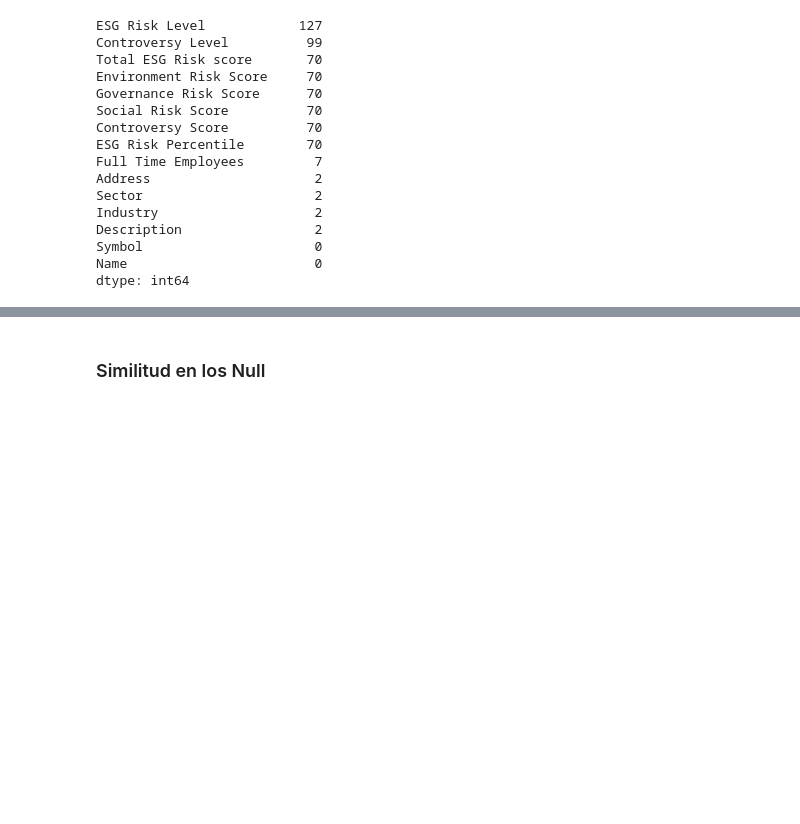
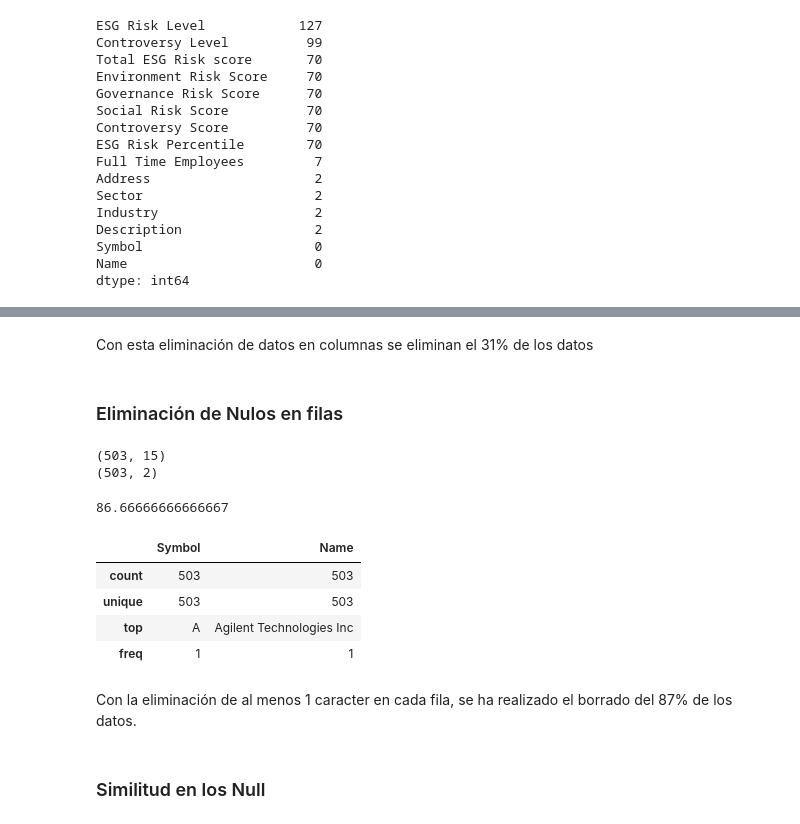
Before and after one commit to avanegasp/mi_proyecto_unicatalu-a, a Jupyter notebook: Módulo4_Practica_individual_ESG.ipynb, the cells around one changed output, grey strips where cells are left out. Saved outputs shown, nothing was run; the diff lists cells and outputs as text; code cells hidden in the pictures; blank space fills up the shorter version.

```diff
--- a/Módulo4_Practica_individual_ESG.ipynb
+++ b/Módulo4_Practica_individual_ESG.ipynb
@@ -220,3 +319,32 @@ dtype: int64
+# %% [markdown]
+Con esta eliminación de datos en columnas se eliminan el 31% de los datos
+# %% [markdown]
+### Eliminación de Nulos en filas
+# %%
+# Probar eliminando todos los null de las filas
+risk_3 = risk.dropna(axis=1)
+
+#risk_2.isnull().sum().sort_values(ascending = False)
+print(risk.shape)
+print(risk_3.shape)
+# %% [output]
+(503, 15)
+(503, 2)
+# %%
+#Criterio para saber la perdida de data al borrar por filas
+(risk.size - risk_3.size)*100/risk.size
+# %% [output]
+86.66666666666667
+# %%
+risk_3.describe()
+# %% [output]
+|  | Symbol | Name |
+| count | 503 | 503 |
+| unique | 503 | 503 |
+| top | A | Agilent Technologies Inc |
+| freq | 1 | 1 |
+# %% [markdown]
+Con la eliminación de al menos 1 caracter en cada fila, se ha realizado el borrado del 87% de los datos.
 # %% [markdown]
 ### Similitud en los Null
 # %% [markdown]
```
Also changed, not shown: parts of 38 cells of this notebook.
